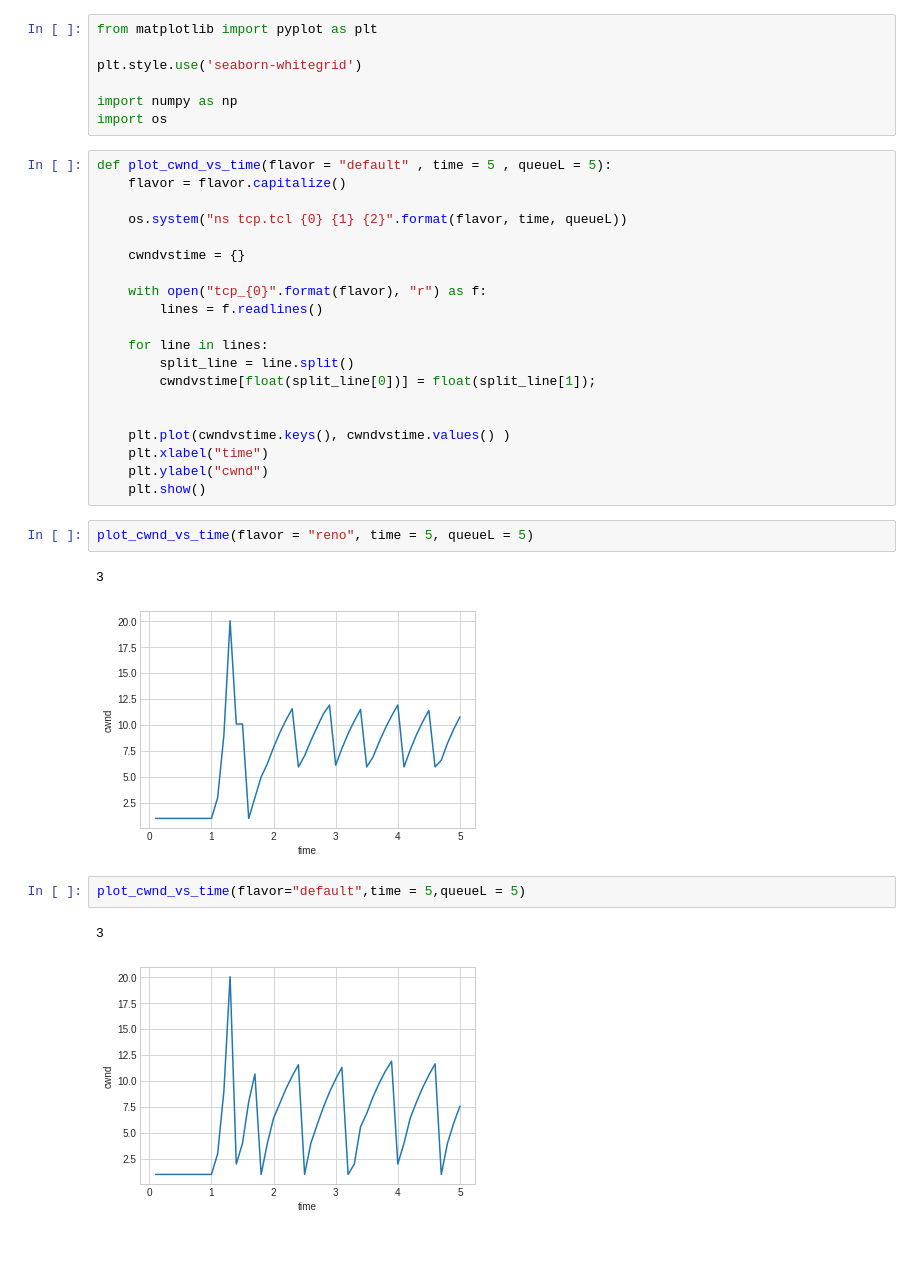
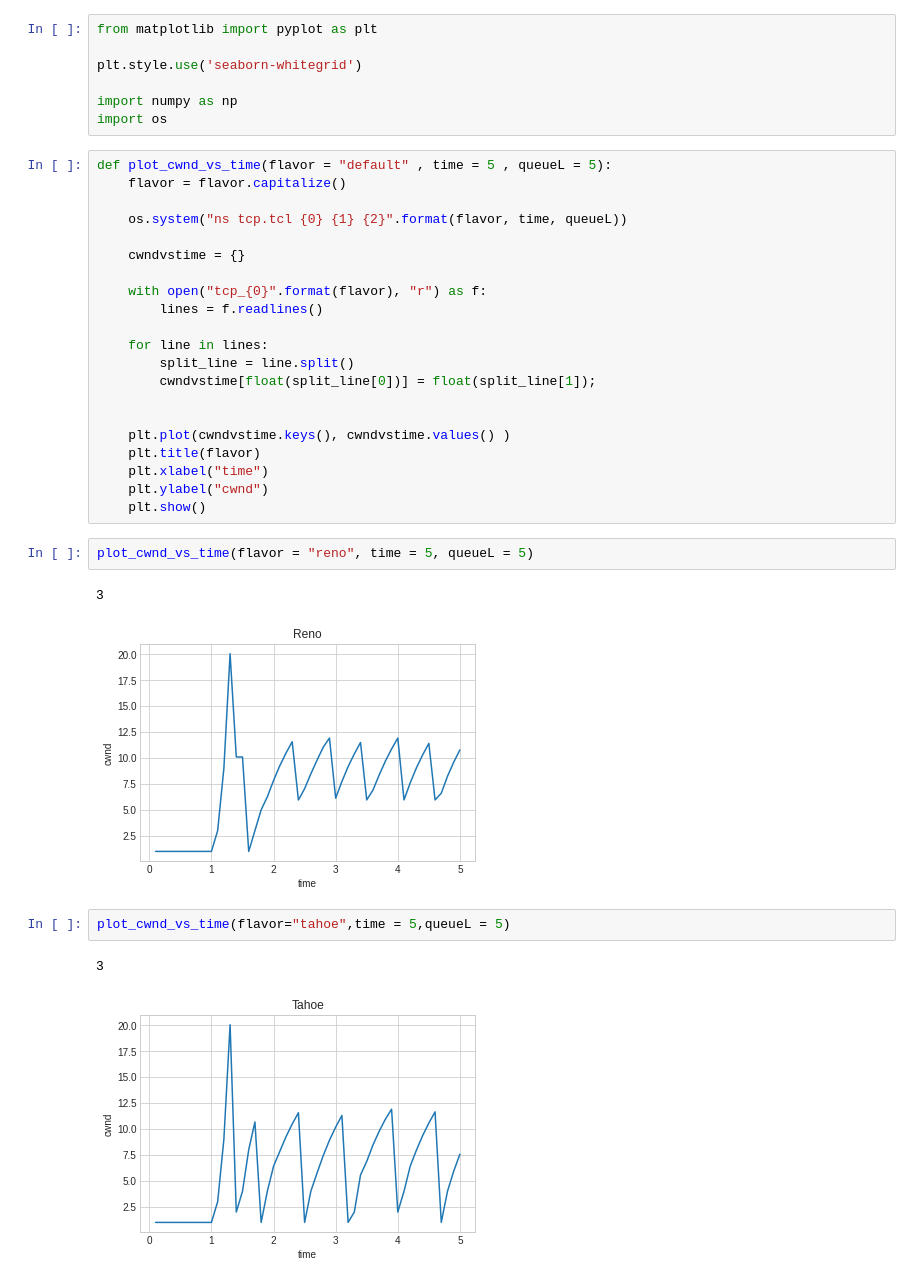
Before and after one commit to divyashk/TCP-BBR-ns3, a Jupyter notebook: report.ipynb, the cells around one changed output. Cells and saved outputs as stored; diff of their text form; blank space fills up the shorter version.

Commit message:
Added title in graphs

```diff
--- a/report.ipynb
+++ b/report.ipynb
@@ -22,6 +22,7 @@ def plot_cwnd_vs_time(flavor = "default" , time = 5 , queueL = 5):
 
 
     plt.plot(cwndvstime.keys(), cwndvstime.values() )
+    plt.title(flavor)
     plt.xlabel("time")
     plt.ylabel("cwnd")
     plt.show()
@@ -29,12 +30,12 @@ def plot_cwnd_vs_time(flavor = "default" , time = 5 , queueL = 5):
 plot_cwnd_vs_time(flavor = "reno", time = 5, queueL = 5)
 # %% [output]
 3
-[figure, old version]
+[figure, new version]
 # %%
-plot_cwnd_vs_time(flavor="default",time = 5,queueL = 5)
+plot_cwnd_vs_time(flavor="tahoe",time = 5,queueL = 5)
 # %% [output]
 3
-[figure, old version]
+[figure, new version]
 # %%
 plot_cwnd_vs_time(flavor = "vegas",time = 5,queueL = 5)
 # %% [output]
```
Also changed, not shown: parts of 2 cells of this notebook.
